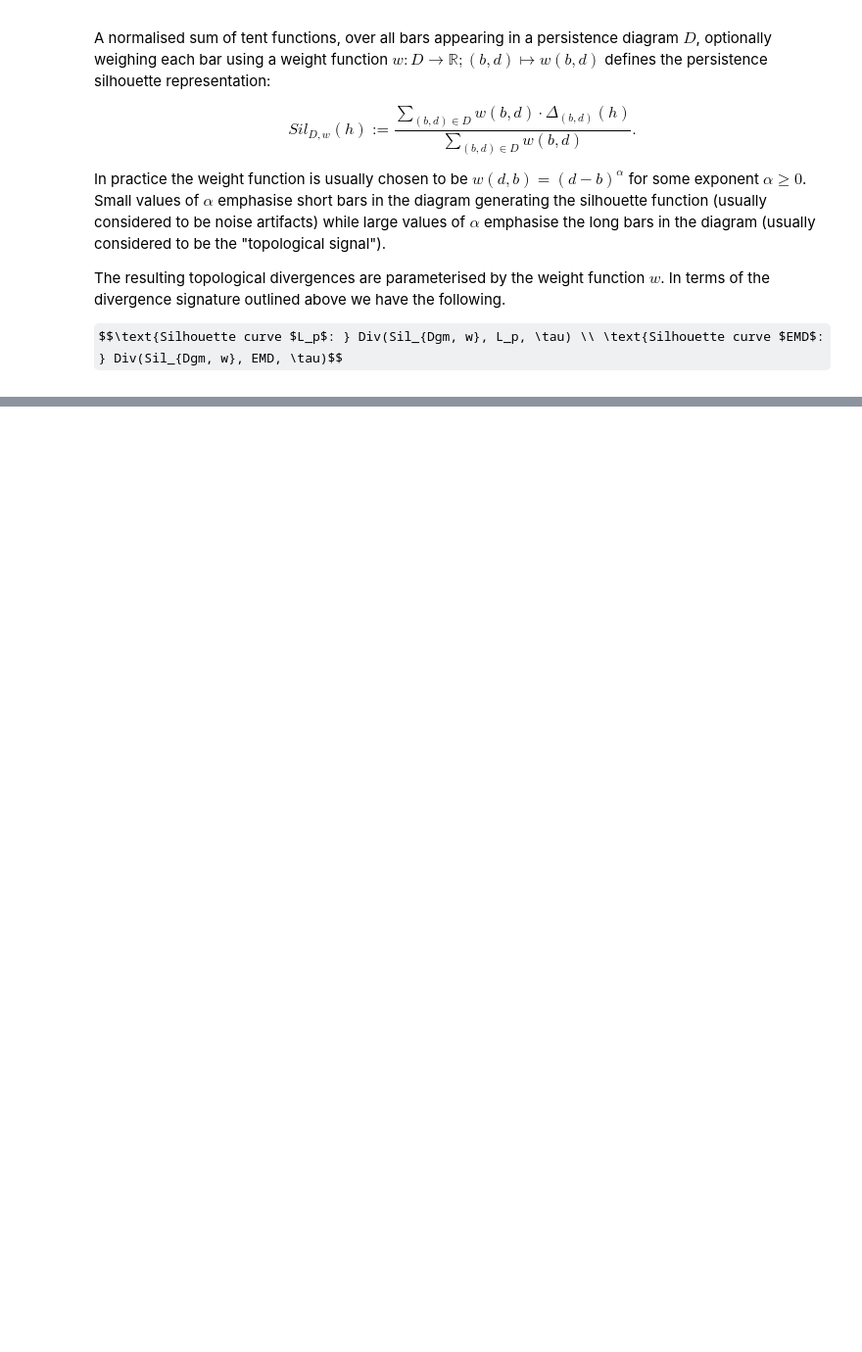
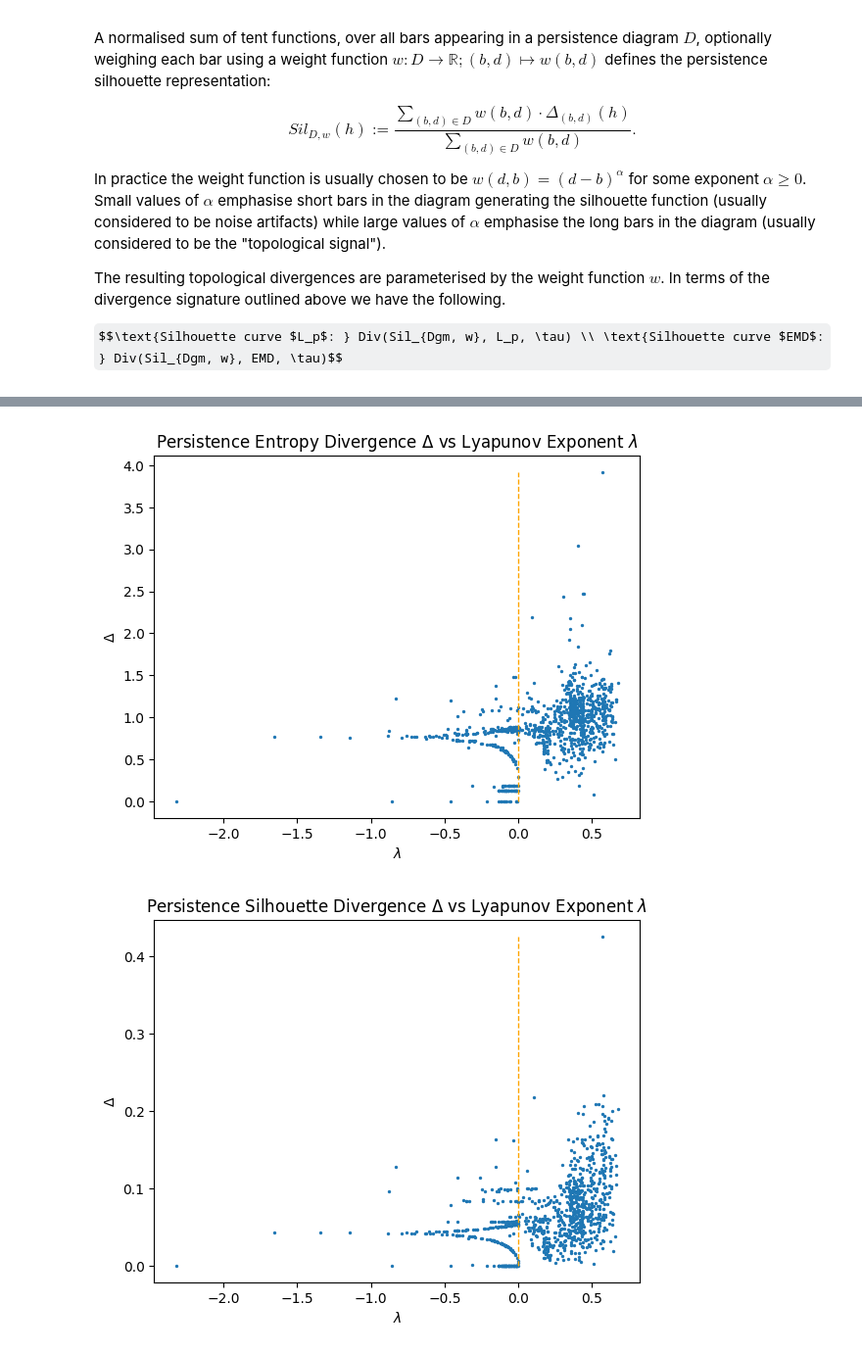
Before and after one commit to colinstephen/topological_divergences, a Jupyter notebook: experiments2.ipynb, the cells around one changed output, grey strips where cells are left out. Shown at 98% size. Cells and saved outputs as stored; diff of their text form; code cells hidden in the pictures; some formulas as TeX source; blank space fills up the shorter version.

```diff
--- a/experiments2.ipynb
+++ b/experiments2.ipynb
@@ -232,0 +289,15 @@ We use a comprehensive statistical summary, appearing as Definition 2.1 in [^8].
+# %%
+lyapunovs = logistic_data.lyapunov_exponents
+for div_name in ["entropy", "silhouette", "bottleneck", "wasserstein"]:
+    divs = [div[div_name] for div in divergences[1]]
+    max_div = max(divs)
+    plt.scatter(lyapunovs, divs, label=div_name, s=2)
+    plt.plot([0,0],[0, max_div], c="orange", lw=1, linestyle="dashed")
+    plt.title(f"Persistence {div_name.title()} Divergence $\Delta$ vs Lyapunov Exponent $\lambda$")
+    plt.xlabel("$\lambda$")
+    plt.ylabel("$\Delta$")
+    # plt.legend()
+    plt.show()
+# %% [output]
+[figure, added]
+[figure, added]
```
Also changed, not shown: parts of 29 cells of this notebook, 2 other files.
